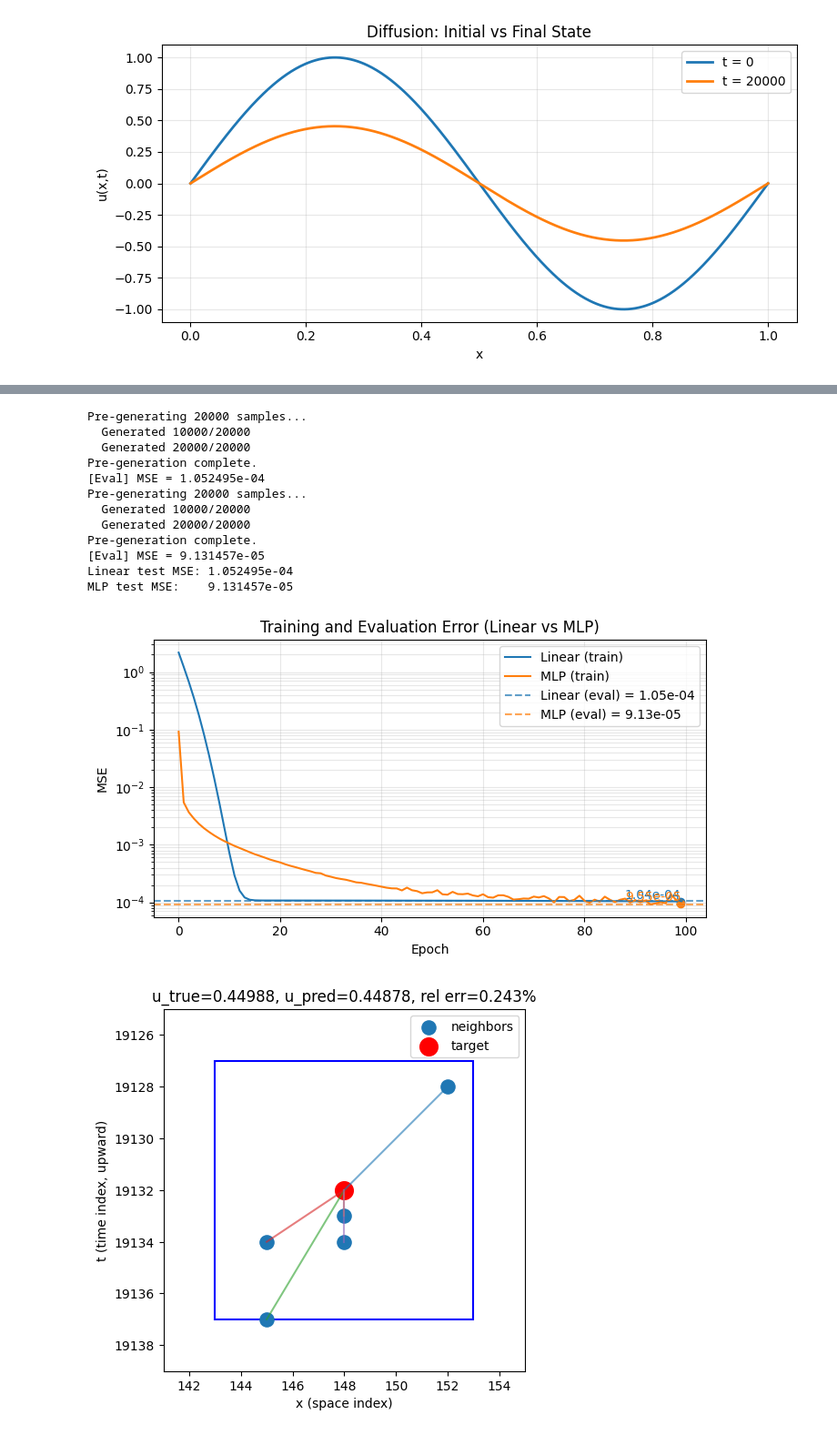
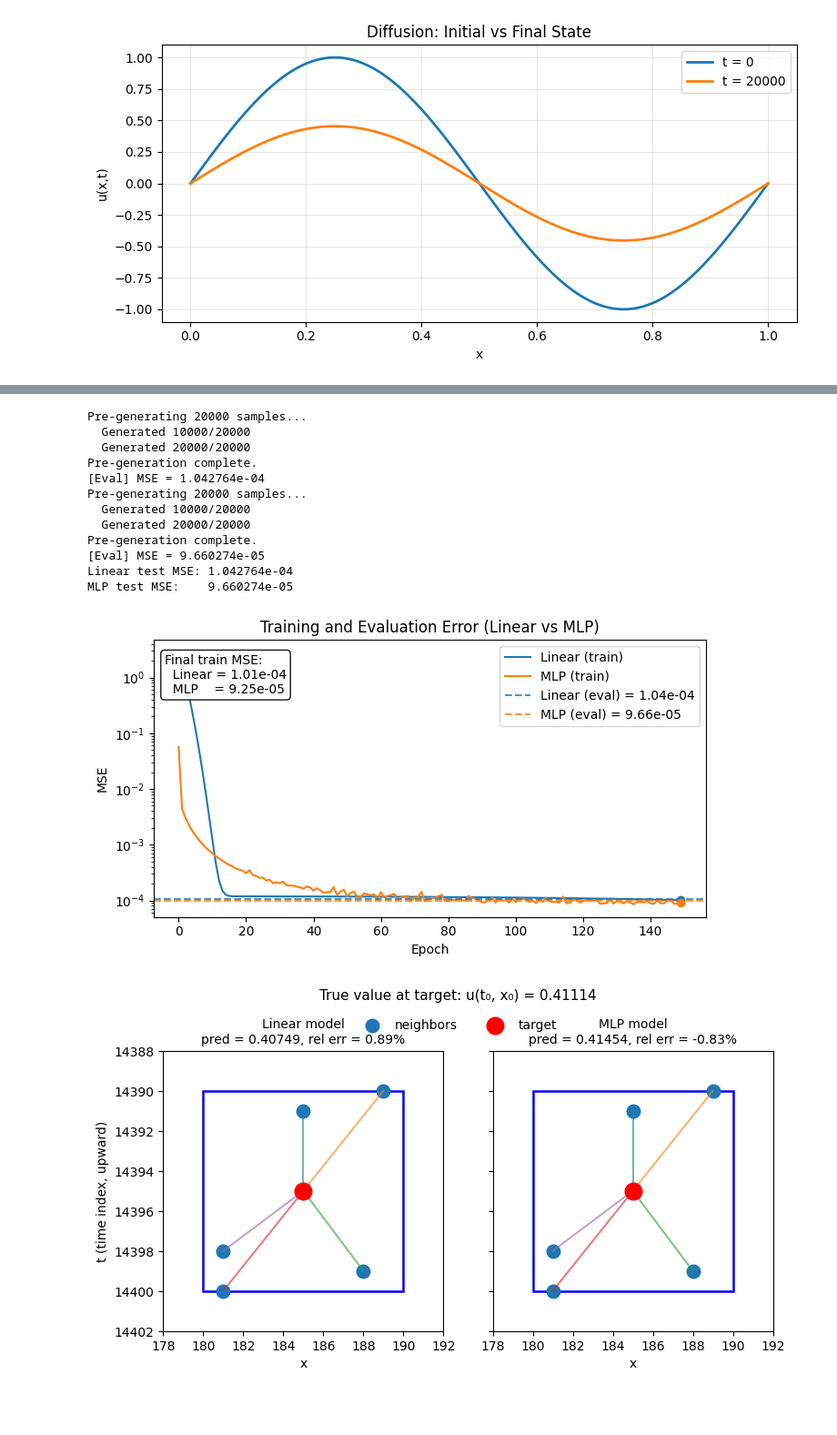
Before and after one commit to atayyar1/RL-For-PDEs, a Jupyter notebook: Mesh_free/2.1.2. Model Training random targert square.ipynb, the cells around one changed output, grey strips where cells are left out. Shown at 91% size. Saved outputs shown, nothing was run; the diff lists cells and outputs as text; code cells hidden in the pictures; blank space fills up the shorter version.

Commit message:
just retrained the model.

```diff
--- a/Mesh_free/2.1.2. Model Training random targert square.ipynb
+++ b/Mesh_free/2.1.2. Model Training random targert square.ipynb
@@ -436,7 +455,7 @@ def load_integrator_model(path):
 
 R = 5
 k = 5
-epochs = 100
+epochs = 150
 batch_size = 2048
 N_samples = 100000
 lr = 1e-3
@@ -516,14 +535,14 @@ Pre-generating 20000 samples...
   Generated 10000/20000
   Generated 20000/20000
 Pre-generation complete.
-[Eval] MSE = 1.052495e-04
+[Eval] MSE = 1.042764e-04
 Pre-generating 20000 samples...
   Generated 10000/20000
   Generated 20000/20000
 Pre-generation complete.
-[Eval] MSE = 9.131457e-05
-Linear test MSE: 1.052495e-04
-MLP test MSE:    9.131457e-05
+[Eval] MSE = 9.660274e-05
+Linear test MSE: 1.042764e-04
+MLP test MSE:    9.660274e-05
 # %%
 plt.figure(figsize=(7, 4))
 
@@ -535,50 +554,52 @@ plt.semilogy(loss_mlp, label="MLP (train)", color="C1")
 final_lin = loss_lin[-1]
 final_mlp = loss_mlp[-1]
 
-plt.scatter(len(loss_lin)-1, final_lin, color="C0")
-plt.scatter(len(loss_mlp)-1, final_mlp, color="C1")
+# Mark final points
+epoch_last = len(loss_lin) - 1
+plt.scatter(epoch_last, final_lin, color="C0", zorder=5)
+plt.scatter(epoch_last, final_mlp, color="C1", zorder=5)
 
-plt.text(
-    len(loss_lin)-1, final_lin,
-    f"{final_lin:.2e}",
-    color="C0",
-    ha="right", va="bottom"
-)
-
-plt.text(
-    len(loss_mlp)-1, final_mlp,
-    f"{final_mlp:.2e}",
-    color="C1",
-    ha="right", va="bottom"
-)
-
-# Evaluation errors (horizontal lines)
+# Evaluation errors
 plt.axhline(
     test_loss_lin,
     color="C0",
     linestyle="--",
-    alpha=0.7,
+    alpha=0.8,
     label=f"Linear (eval) = {test_loss_lin:.2e}"
 )
-
 plt.axhline(
     test_loss_mlp,
     color="C1",
     linestyle="--",
-    alpha=0.7,
+    alpha=0.8,
     label=f"MLP (eval) = {test_loss_mlp:.2e}"
+)
+
+# ---- Text box with final train errors ----
+textstr = (
+    f"Final train MSE:\n"
+    f"  Linear = {final_lin:.2e}\n"
+    f"  MLP    = {final_mlp:.2e}"
+)
+
+plt.text(
+    0.02, 0.95, textstr,
+    transform=plt.gca().transAxes,
+    fontsize=10,
+    verticalalignment="top",
+    bbox=dict(boxstyle="round", facecolor="white", alpha=0.9)
 )
 
 plt.xlabel("Epoch")
 plt.ylabel("MSE")
 plt.title("Training and Evaluation Error (Linear vs MLP)")
 plt.legend()
-plt.grid(True, which="both", alpha=0.3)
+plt.grid(False)   # <-- remove grey grid lines
 plt.tight_layout()
 plt.show()
 # %% [output]
-[figure, old version]
+[figure, new version]
 # %%
-visualize_B_with_prediction(data, model_lin, R=R, k=k)
+visualize_B_compare_models(data, model_lin, model_mlp, R=5, k=5)
 # %% [output]
-[figure, old version]
+[figure, new version]
```
Also changed, not shown: parts of 3 cells of this notebook.
